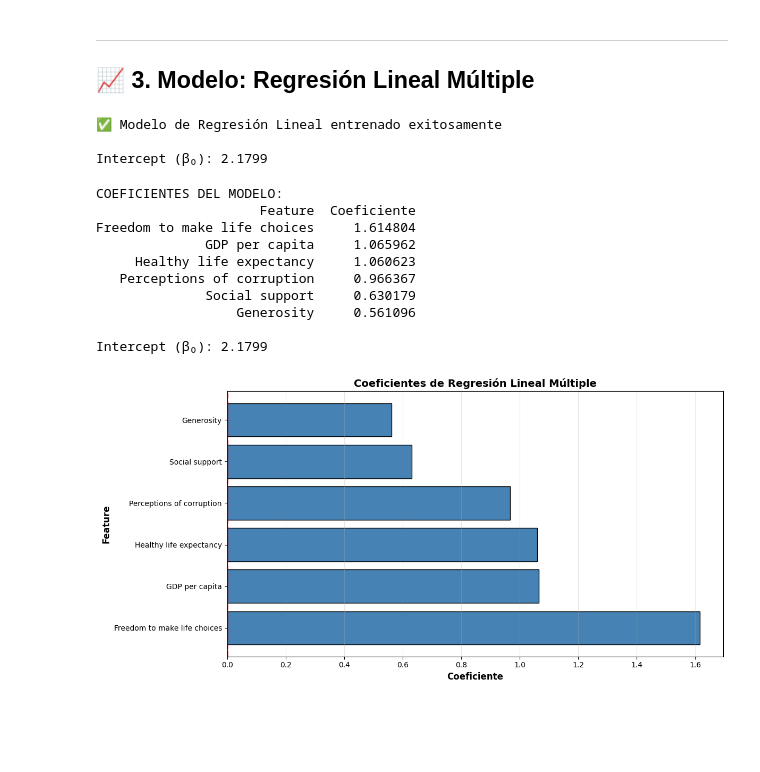
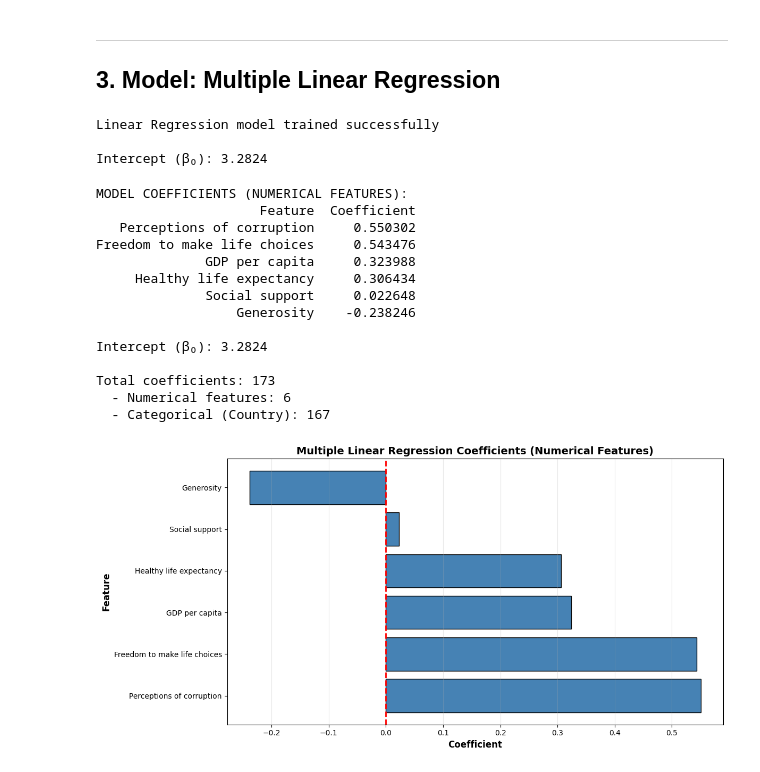
Before and after one commit to JuanHoyos329/Workshop-3, a Jupyter notebook: notebooks/Modelos_Regresion_Happiness.ipynb, the cells around one changed output. Drawn from its saved outputs; the diff is of its cells as text; code cells hidden in the pictures; blank space fills up the shorter version.

```diff
--- a/notebooks/Modelos_Regresion_Happiness.ipynb
+++ b/notebooks/Modelos_Regresion_Happiness.ipynb
@@ -454,48 +494,55 @@ Funciones de evaluación definidas
 # %% [markdown]
 ---
-## 📈 3. Modelo: Regresión Lineal Múltiple
+## 3. Model: Multiple Linear Regression
 # %%
-# Crear y entrenar el modelo
+# Create and train the model
 modelo_lr = LinearRegression()
 modelo_lr.fit(X_train, y_train)
 
-print("\n✅ Modelo de Regresión Lineal entrenado exitosamente")
+print("\nLinear Regression model trained successfully")
 print(f"\nIntercept (β₀): {modelo_lr.intercept_:.4f}")
 # %% [output]
-✅ Modelo de Regresión Lineal entrenado exitosamente
+Linear Regression model trained successfully
 
-Intercept (β₀): 2.1799
+Intercept (β₀): 3.2824
 # %%
-# Ver coeficientes del modelo
-print("\nCOEFICIENTES DEL MODELO:")
+# View model coefficients (only numerical features for clarity)
+print("\nMODEL COEFFICIENTS (NUMERICAL FEATURES):")
 coef_df = pd.DataFrame({
     'Feature': feature_columns,
-    'Coeficiente': modelo_lr.coef_
-}).sort_values('Coeficiente', ascending=False)
+    'Coefficient': modelo_lr.coef_[:len(feature_columns)]
+}).sort_values('Coefficient', ascending=False)
 
 print(coef_df.to_string(index=False))
 print(f"\nIntercept (β₀): {modelo_lr.intercept_:.4f}")
+print(f"\nTotal coefficients: {len(modelo_lr.coef_)}")
+print(f"  - Numerical features: {len(feature_columns)}")
+print(f"  - Categorical (Country): {len(modelo_lr.coef_) - len(feature_columns)}")
 
-# Visualizar coeficientes
+# Visualize coefficients
 plt.figure(figsize=(12, 6))
-plt.barh(coef_df['Feature'], coef_df['Coeficiente'], color='steelblue', edgecolor='black')
-plt.xlabel('Coeficiente', fontsize=12, fontweight='bold')
+plt.barh(coef_df['Feature'], coef_df['Coefficient'], color='steelblue', edgecolor='black')
+plt.xlabel('Coefficient', fontsize=12, fontweight='bold')
 plt.ylabel('Feature', fontsize=12, fontweight='bold')
-plt.title('Coeficientes de Regresión Lineal Múltiple', fontsize=14, fontweight='bold')
+plt.title('Multiple Linear Regression Coefficients (Numerical Features)', fontsize=14, fontweight='bold')
 plt.grid(True, alpha=0.3, axis='x')
 plt.axvline(x=0, color='red', linestyle='--', linewidth=2)
 plt.tight_layout()
 plt.show()
 # %% [output]
-COEFICIENTES DEL MODELO:
-                     Feature  Coeficiente
-Freedom to make life choices     1.614804
-              GDP per capita     1.065962
-     Healthy life expectancy     1.060623
-   Perceptions of corruption     0.966367
-              Social support     0.630179
-                  Generosity     0.561096
+MODEL COEFFICIENTS (NUMERICAL FEATURES):
+                     Feature  Coefficient
+   Perceptions of corruption     0.550302
+Freedom to make life choices     0.543476
+              GDP per capita     0.323988
+     Healthy life expectancy     0.306434
+              Social support     0.022648
+                  Generosity    -0.238246
 
-Intercept (β₀): 2.1799
+Intercept (β₀): 3.2824
+
+Total coefficients: 173
+  - Numerical features: 6
+  - Categorical (Country): 167
-[figure, old version]
+[figure, new version]
 # %%
```
Also changed, not shown: parts of 31 cells of this notebook, 9 other files.
